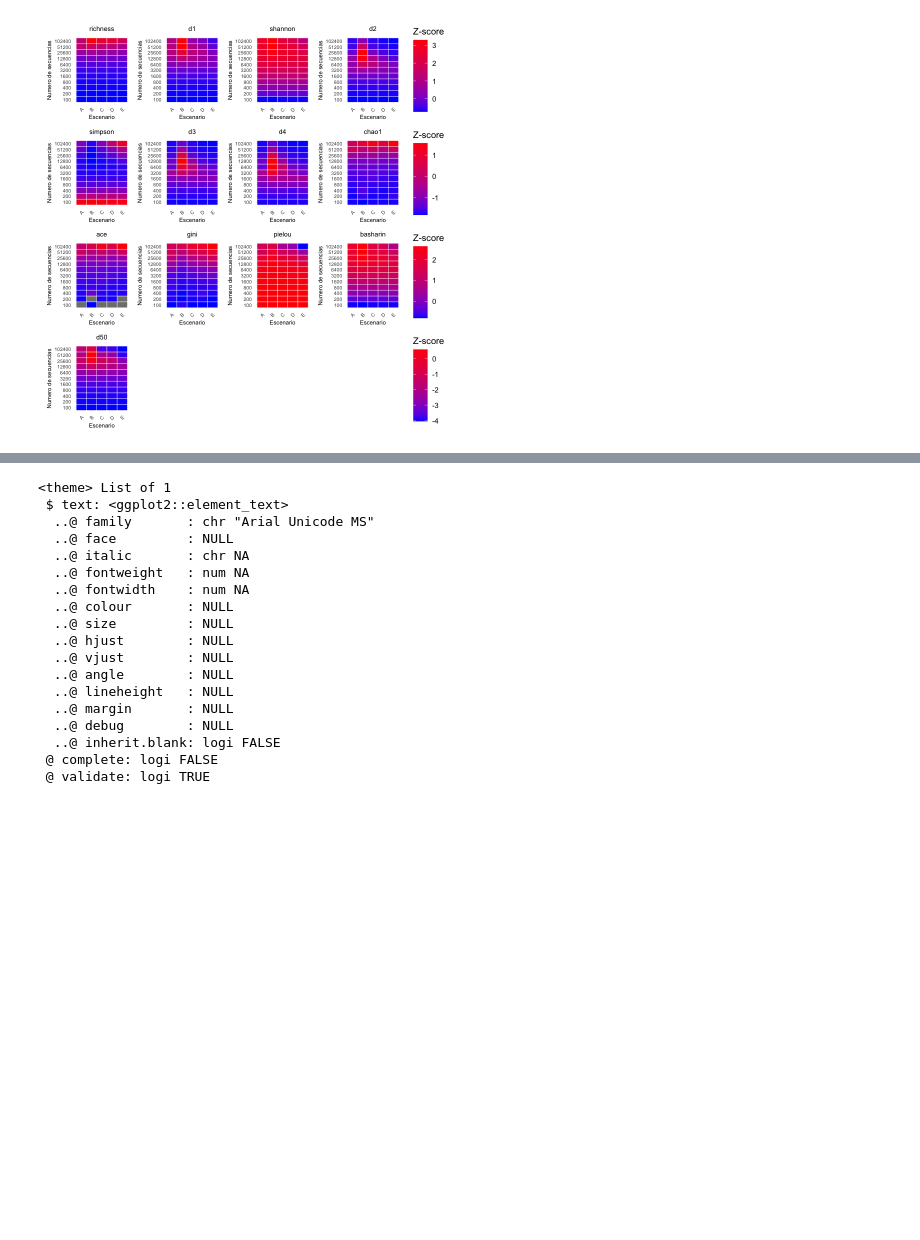
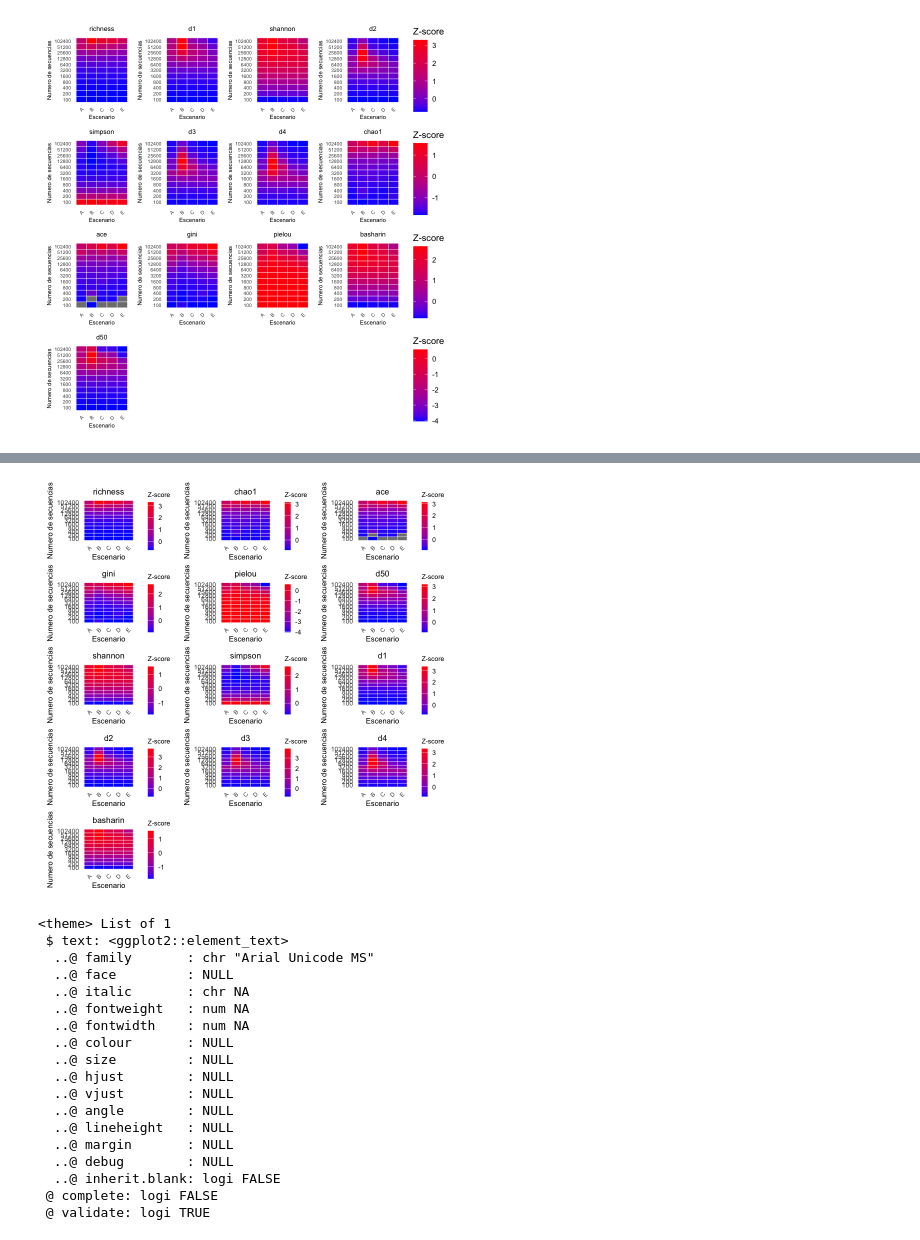
Before and after one commit to sofiacardenase/tesisbioinf-sofia, a Jupyter notebook: notebooks/plots_diversity.ipynb, the cells around one changed output, grey strips where cells are left out. Saved outputs shown, nothing was run; the diff lists cells and outputs as text; code cells hidden in the pictures; blank space fills up the shorter version.

```diff
--- a/notebooks/plots_diversity.ipynb
+++ b/notebooks/plots_diversity.ipynb
@@ -174,3 +174,89 @@ dbl (14): size, richness, d1, shannon, d2, simpson, d3, d4, chao1, ace, gini...
 i Use `spec()` to retrieve the full column specification for this data.
 i Specify the column types or set `show_col_types = FALSE` to quiet this message.
 [figure]
+# %%
+
+library(readr)
+library(dplyr)
+library(tidyr)
+library(ggplot2)
+library(patchwork)
+
+# Leer datos
+df <- read_tsv("../results/diversity_matrix/diversity_matrix_A.tsv")
+
+# Orden de las métricas
+metrics_keep <- c(
+  "richness", "chao1", "ace",
+  "gini", "pielou", "d50",
+  "shannon", "simpson", "d1", "d2", "d3", "d4", "basharin"
+)
+
+# Formato largo + Z-score
+df_long <- df %>%
+  pivot_longer(
+    cols = all_of(metrics_keep),
+    names_to = "metric",
+    values_to = "value"
+  ) %>%
+  group_by(metric) %>%
+  mutate(value_scaled = as.numeric(scale(value))) %>%
+  ungroup()
+
+# Gráficos
+plots <- lapply(metrics_keep, function(m) {
+
+  ggplot(
+    filter(df_long, metric == m),
+    aes(
+      x = condition,
+      y = factor(size),
+      fill = value_scaled
+    )
+  ) +
+    geom_tile(color = "white") +
+    scale_fill_gradient(
+      low = "blue",
+      high = "red",
+      name = "Z-score",
+      guide = guide_colorbar(
+      barheight = 4,
+      barwidth = 0.5
+  )
+    ) +
+    theme_minimal() +
+    labs(
+      title = m,
+      x = "Escenario",
+      y = "Numero de secuencias"
+    ) +
+    theme(
+      plot.title = element_text(hjust = 0.5, size = 10),
+      axis.text.x = element_text(angle = 45, hjust = 1, size = 7),
+      axis.text.y = element_text(size = 8),
+      axis.title = element_text(size = 9),
+      legend.text = element_text(size = 8),
+      legend.title = element_text(size = 8)
+    )
+})
+
+# Unir
+final_plot <- wrap_plots(
+  plots,
+  ncol = 3
+)
+
+# Mostrar
+final_plot
+
+# Guardar
+ggsave(
+  "heatmap_diversity_A.png",
+  final_plot,
+  width = 14,
+  height = 20,
+  units = "in",
+  dpi = 300,
+  limitsize = FALSE
+)
+# %% [output]
@@ -177,3 +271,4 @@ i Specify the column types or set `show_col_types = FALSE` to quiet this message
+[figure, added]
 # %%
 library(readr)
 library(ggplot2)
```
Also changed, not shown: parts of 1 cell of this notebook, 2 other files.
